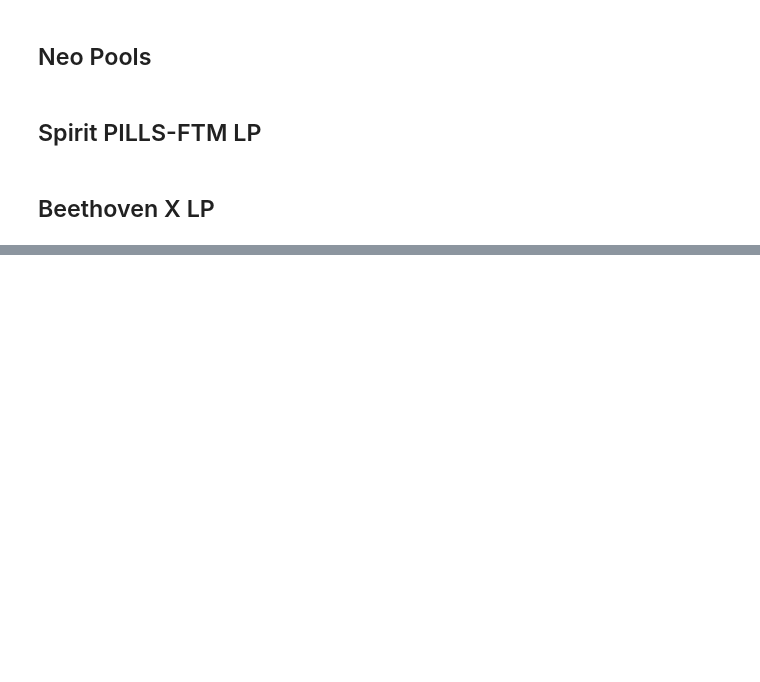
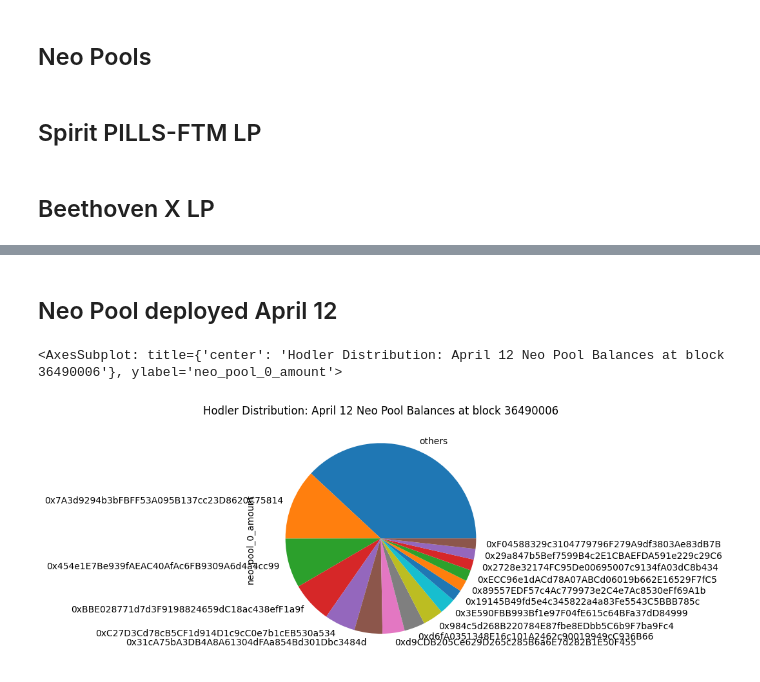
Before and after one commit to 0xidm/ms-reports, a Jupyter notebook: pills-archival.ipynb, the cells around one changed output, grey strips where cells are left out. Cells and saved outputs as stored; diff of their text form; code cells hidden in the pictures; blank space fills up the shorter version.

```diff
--- a/pills-archival.ipynb
+++ b/pills-archival.ipynb
@@ -238,0 +302,13 @@ Balances: [216009.18084645565, 13542.645867063333]
+# %% [markdown]
+## Neo Pool deployed April 12
+# %%
+df_draw = df.copy()
+df_draw.loc[df_draw['neo_pool_0_amount'] < 50000, 'address'] = 'others'
+df_draw = df_draw.groupby('address')['neo_pool_0_amount'].sum().reset_index()
+df_draw = df_draw.sort_values(by='neo_pool_0_amount', ascending=False)
+df_draw = df_draw.set_index('address')
+# print(df_draw.head())
+df_draw.plot.pie(y='neo_pool_0_amount', title=f"Hodler Distribution: April 12 Neo Pool Balances at block {block_number_snapshot}", legend=False)
+# %% [output]
+<AxesSubplot: title={'center': 'Hodler Distribution: April 12 Neo Pool Balances at block 36490006'}, ylabel='neo_pool_0_amount'>
+[figure, added]
```
Also changed, not shown: parts of 15 cells of this notebook.
